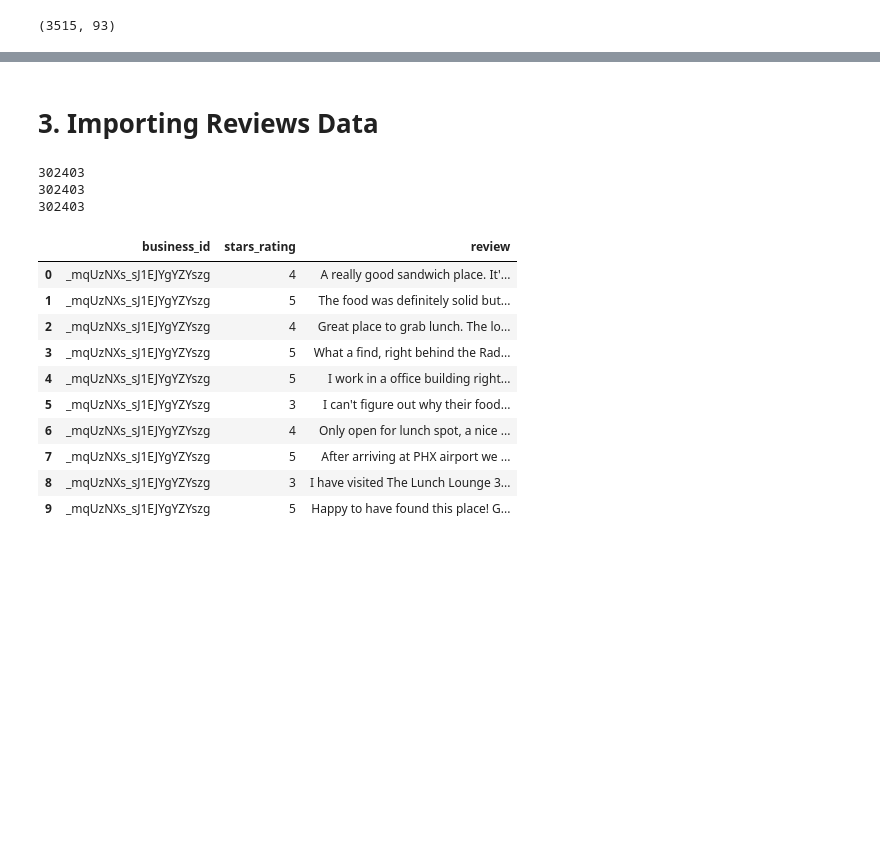
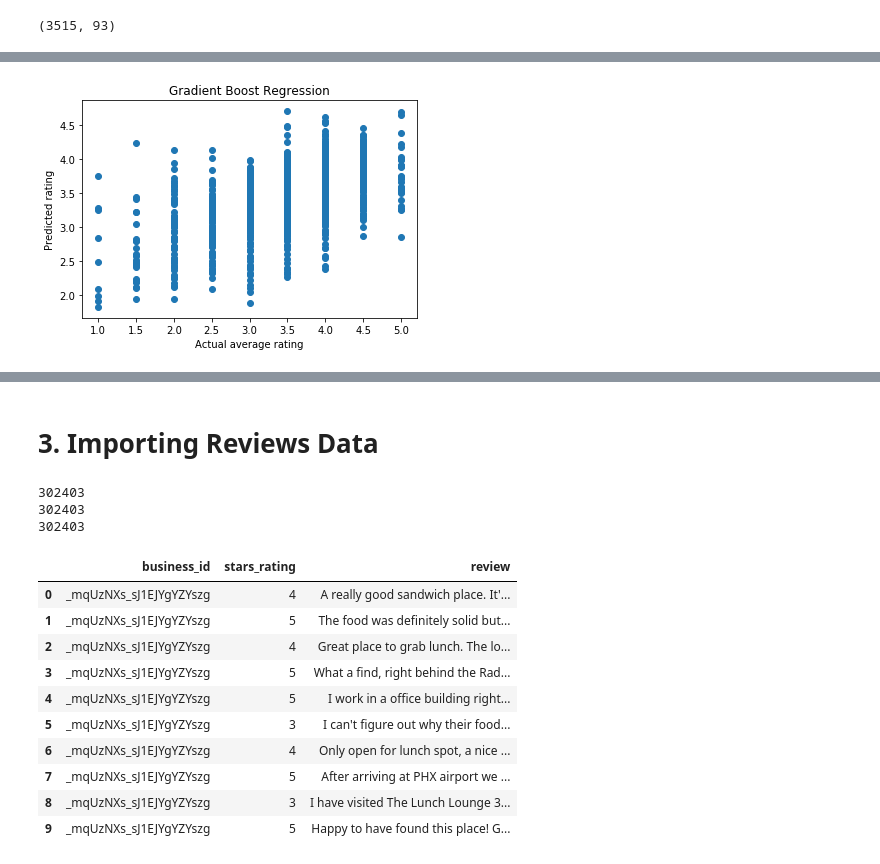
Before and after one commit to IvanTodorovic78/Capstone2, a Jupyter notebook: Restaurants.ipynb, the cells around one changed output, grey strips where cells are left out. Saved outputs shown, nothing was run; the diff lists cells and outputs as text; code cells hidden in the pictures; blank space fills up the shorter version.

```diff
--- a/Restaurants.ipynb
+++ b/Restaurants.ipynb
@@ -191,0 +531,8 @@ Index([u'address', u'attributes.AcceptsInsurance', u'attributes.AgesAllowed',
+# %%
+plt.scatter(x=yf_test, y=gbr.predict(Xf_test))
+plt.title('Gradient Boost Regression')
+plt.xlabel('Actual average rating')
+plt.ylabel('Predicted rating')
+plt.show()
+# %% [output]
+[figure, added]
```
Also changed, not shown: parts of 72 cells of this notebook, 2 other files.
